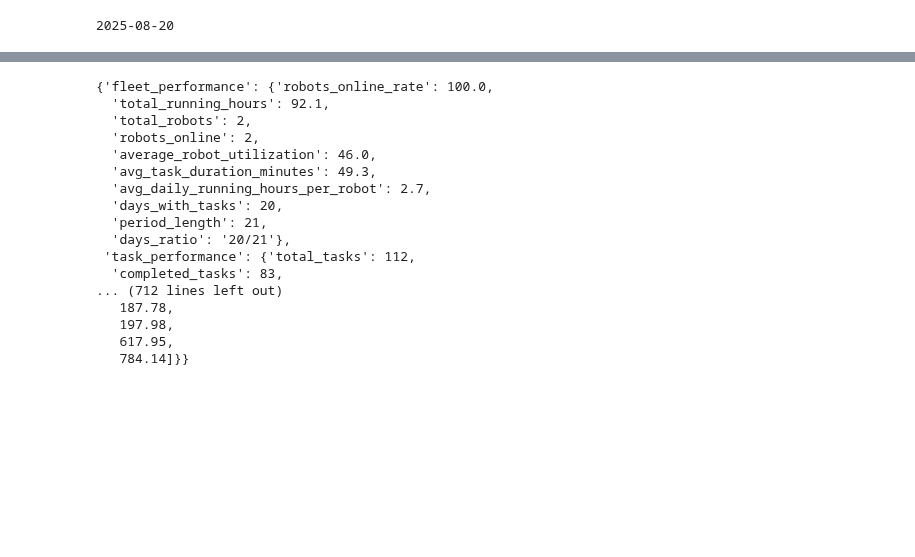
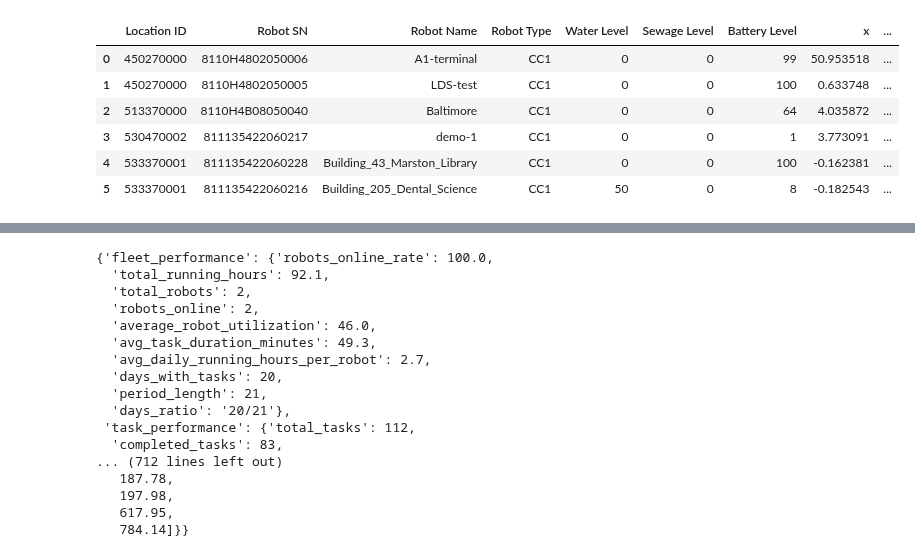
Before and after one commit to CarloCHEN/pudu_robot, a Jupyter notebook: src/ds.ipynb, the cells around one changed output, grey strips where cells are left out. Drawn from its saved outputs; the diff is of its cells as text; code cells hidden in the pictures; blank space fills up the shorter version.

```diff
--- a/src/ds.ipynb
+++ b/src/ds.ipynb
@@ -15,3 +13,13 @@ get_schedule_table
+# %%
+get_robot_status_table()
+# %% [output]
+|  | Location ID | Robot SN | Robot Name | Robot Type | Water Level | Sewage Level | Battery Level | x | ... |
+| 0 | 450270000 | 8110H4802050006 | A1-terminal | CC1 | 0 | 0 | 99 | 50.953518 | ... |
+| 1 | 450270000 | 8110H4802050005 | LDS-test | CC1 | 0 | 0 | 100 | 0.633748 | ... |
+| 2 | 513370000 | 8110H4B08050040 | Baltimore | CC1 | 0 | 0 | 64 | 4.035872 | ... |
+| 3 | 530470002 | 811135422060217 | demo-1 | CC1 | 0 | 0 | 1 | 3.773091 | ... |
+| 4 | 533370001 | 811135422060228 | Building_43_Marston_Library | CC1 | 0 | 0 | 100 | -0.162381 | ... |
+| 5 | 533370001 | 811135422060216 | Building_205_Dental_Science | CC1 | 50 | 0 | 8 | -0.182543 | ... |
 # %%
 config_paths = [
         'database_config.yaml',
@@ -28,14 +36,6 @@ for path in config_paths:
         break
 if not config_path:
     raise FileNotFoundError("Configuration file not found")
-# %%
-form_data={'customStartDate': '2025-08-20', 'customEndDate': '2025-09-09'}
-if form_data.get('customStartDate'):
-    print(form_data.get('customStartDate'))
-else:
-    print('no custom start date')
-# %% [output]
-2025-08-20
 # %%
 
 test_form_data = {
```
Also changed, not shown: parts of 2 cells of this notebook, 12 other files.
